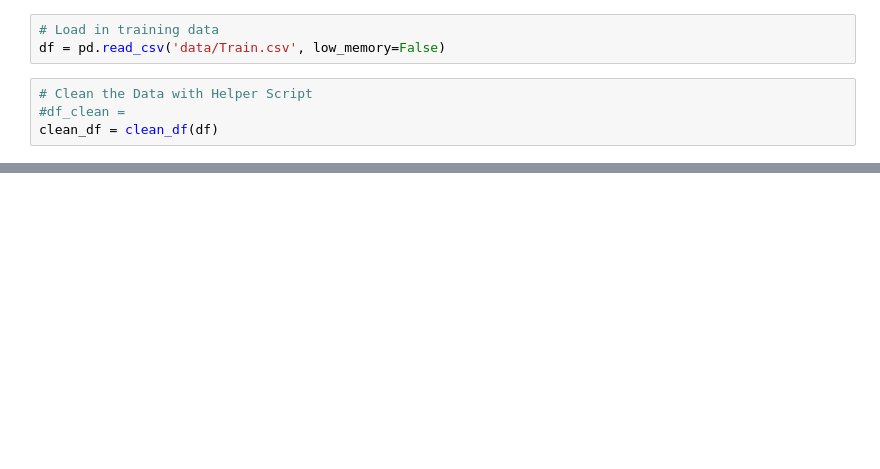
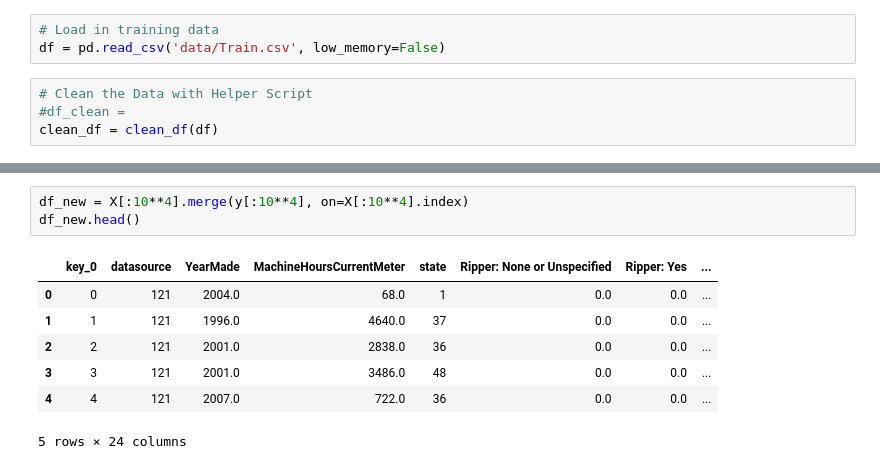
Before and after one commit to oro13/farm-equipment-price-prediction, a Jupyter notebook: linear_regression.ipynb, the cells around one changed output, grey strips where cells are left out. Saved outputs shown, nothing was run; the diff lists cells and outputs as text; blank space fills up the shorter version.

```diff
--- a/linear_regression.ipynb
+++ b/linear_regression.ipynb
@@ -125,0 +131,11 @@ train_cv_errors, test_cv_errors
+# %%
+df_new = X[:10**4].merge(y[:10**4], on=X[:10**4].index)
+df_new.head()
+# %% [output]
+|  | key_0 | datasource | YearMade | MachineHoursCurrentMeter | state | Ripper: None or Unspecified | Ripper: Yes | ... |
+| 0 | 0 | 121 | 2004.0 | 68.0 | 1 | 0.0 | 0.0 | ... |
+| 1 | 1 | 121 | 1996.0 | 4640.0 | 37 | 0.0 | 0.0 | ... |
+| 2 | 2 | 121 | 2001.0 | 2838.0 | 36 | 0.0 | 0.0 | ... |
+| 3 | 3 | 121 | 2001.0 | 3486.0 | 48 | 0.0 | 0.0 | ... |
+| 4 | 4 | 121 | 2007.0 | 722.0 | 36 | 0.0 | 0.0 | ... |
+5 rows × 24 columns
```
Also changed, not shown: parts of 11 cells of this notebook, 1 other file.
